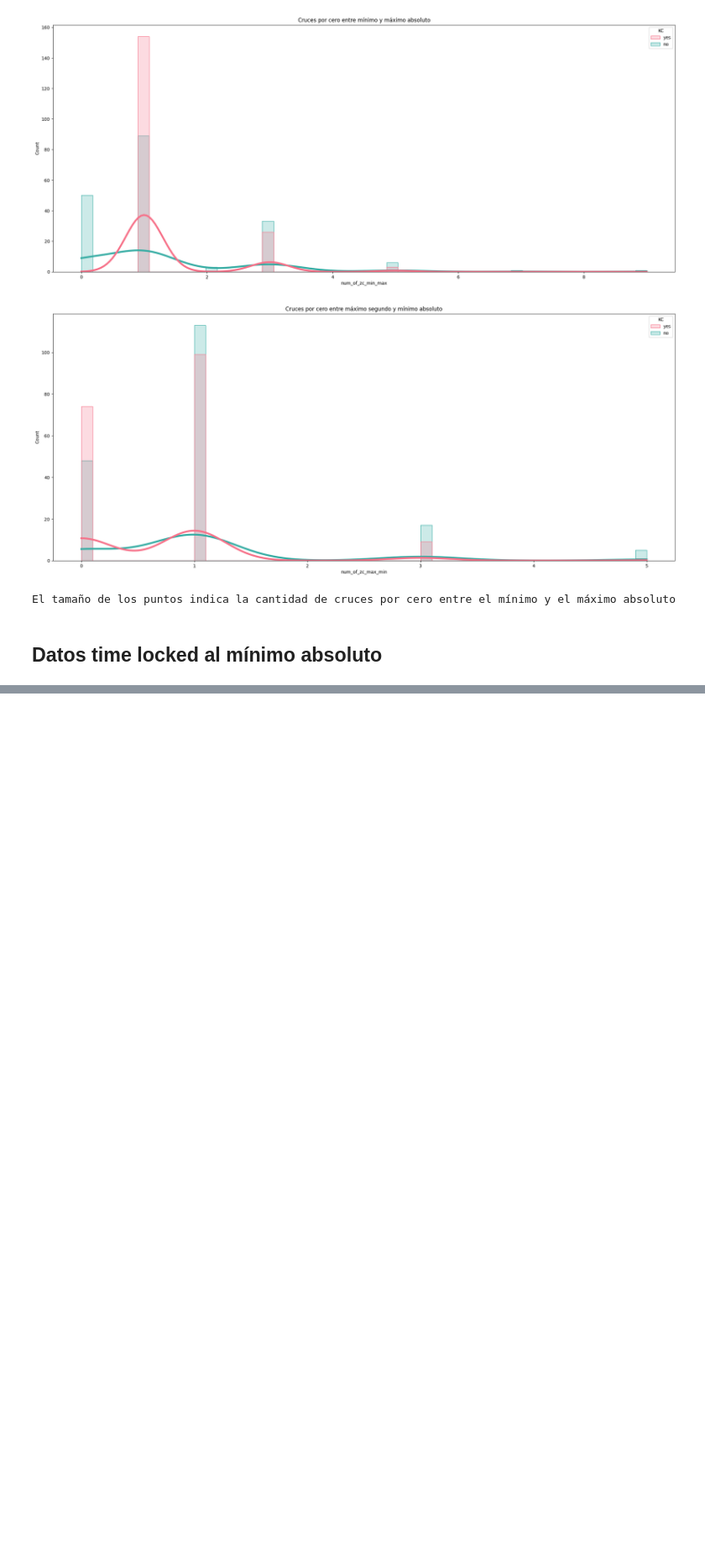
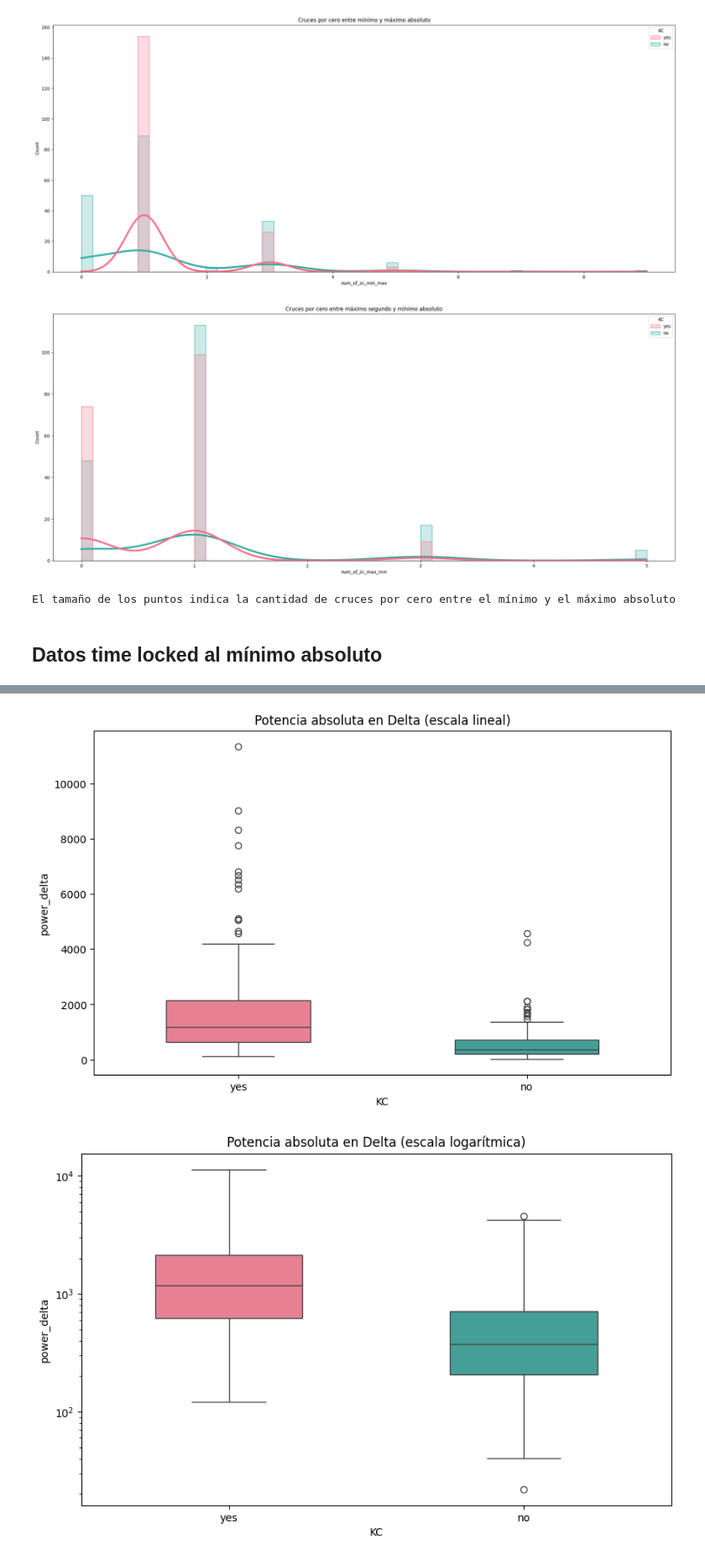
Before and after one commit to aylinavch/KC_detection_algorithm, a Jupyter notebook: docs/notebooks/TP_Final_InfoViz_vazquezchenlo.ipynb, the cells around one changed output, grey strips where cells are left out. Shown at 84% size. Drawn from its saved outputs; the diff is of its cells as text; code cells hidden in the pictures; blank space fills up the shorter version.

```diff
--- a/docs/notebooks/TP_Final_InfoViz_vazquezchenlo.ipynb
+++ b/docs/notebooks/TP_Final_InfoViz_vazquezchenlo.ipynb
@@ -317,0 +365,18 @@ df = df_center.copy()
+# %%
+plt.figure(figsize=(10, 6))
+sns.boxplot(data=df, y='power_delta', hue='KC', x='KC', palette='husl', width=0.5)
+plt.title('Potencia absoluta en Delta (escala lineal)')
+plt.show()
+
+plt.figure(figsize=(10, 6))
+sns.boxplot(data=df, y='power_delta', hue='KC', x='KC', palette='husl', width=0.5, log_scale=True)
+plt.title('Potencia absoluta en Delta (escala logarítmica)')
+plt.show()
+
+plt.figure(figsize=(10, 6))
+sns.boxplot(data=df, y='power_delta_relative', hue='KC', x='KC', palette='husl', width=0.5)
+plt.title('Potencia relativa en Delta')
+plt.show()
+# %% [output]
+[figure, added]
+[figure, added]
```
Also changed, not shown: parts of 28 cells of this notebook, 1 other file.
